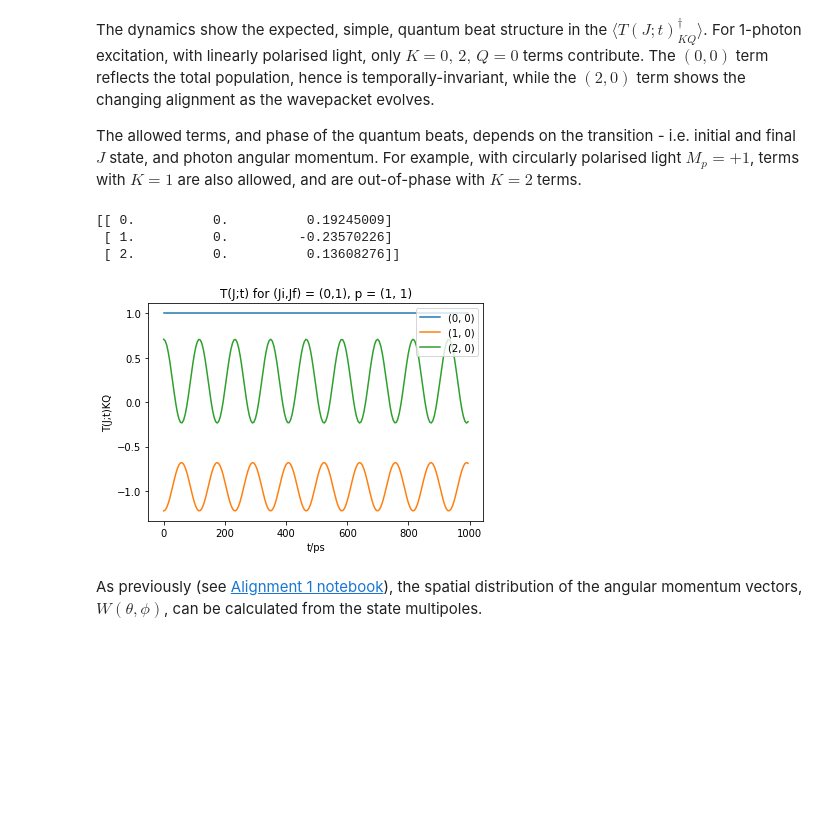
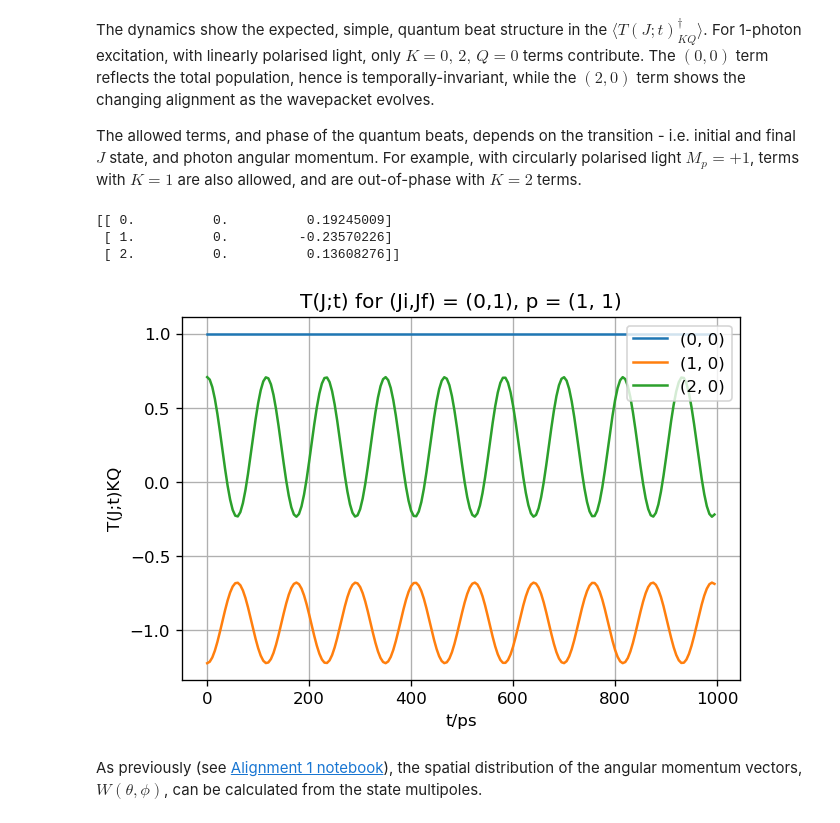
Before and after one commit to phockett/Quantum-Metrology-with-Photoelectrons, a Jupyter notebook: Alignment/Alignment-3.ipynb, the cells around one changed output. Drawn from its saved outputs; the diff is of its cells as text; code cells hidden in the pictures; blank space fills up the shorter version.

```diff
--- a/Alignment/Alignment-3.ipynb
+++ b/Alignment/Alignment-3.ipynb
@@ -351,34 +359,36 @@ The allowed terms, and phase of the quantum beats, depends on the transition - i
 
 # Define intial & photon states
 Ji = 0  # Initial |J>
 p = (1,1)   # Coupling (photon) |1,q>
 
 # Set final state parameters by isotope
 JFlist = JF129
 Jf = np.int(JFlist[0][0]) # Final state J
 
 # Calculate T(J)KQ following 1-photon abs.
 TKQ = TKQpmm(Jf,Jf, Ji = Ji, p = p)
 print(TKQ)
 
 # Calculate T(J;t)KQ
 TJt = TJtKQ(JFlist,TKQ,tIn)
 
 # Plot with legend, label by (K,Q) values
 norm = TJt[0,0]  # Optional normalisation by T(0,0) (population) term
+plt.figure(dpi=120)
 for n in range(0,TJt.shape[0],1):
     plt.plot(tIn/1e-12,TJt[n][:]/norm, label=str((np.int(TKQ[n][0]), np.int(TKQ[n][1]))))
 
 plt.legend(loc='upper right')
 plt.title('T(J;t) for (Ji,Jf) = ({0},{1}), p = {2}'.format(Ji,Jf,p))
 plt.xlabel('t/ps')
 plt.ylabel('T(J;t)KQ')
+plt.grid(True)
 plt.show()
 # %% [output]
 [[ 0.          0.          0.19245009]
  [ 1.          0.         -0.23570226]
  [ 2.          0.          0.13608276]]
-[figure, old version]
+[figure, new version]
 # %% [markdown]
 As previously (see [Alignment 1 notebook](https://github.com/phockett/Quantum-Metrology-with-Photoelectrons/blob/master/Alignment/Alignment-1.ipynb)), the spatial distribution of the angular momentum vectors,
 $W(\theta,\phi)$, can be calculated from the state multipoles.
```
Also changed, not shown: parts of 10 cells of this notebook.
